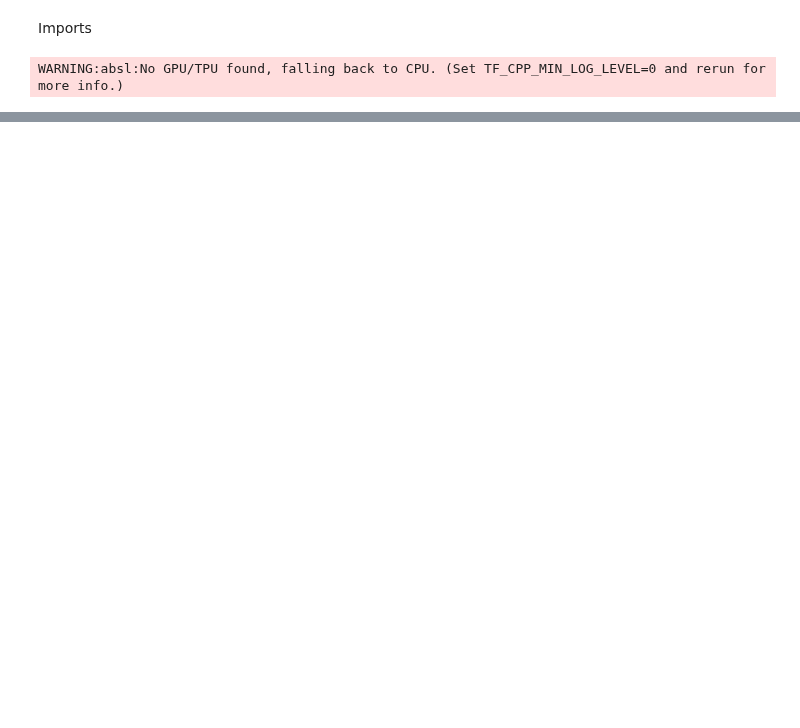
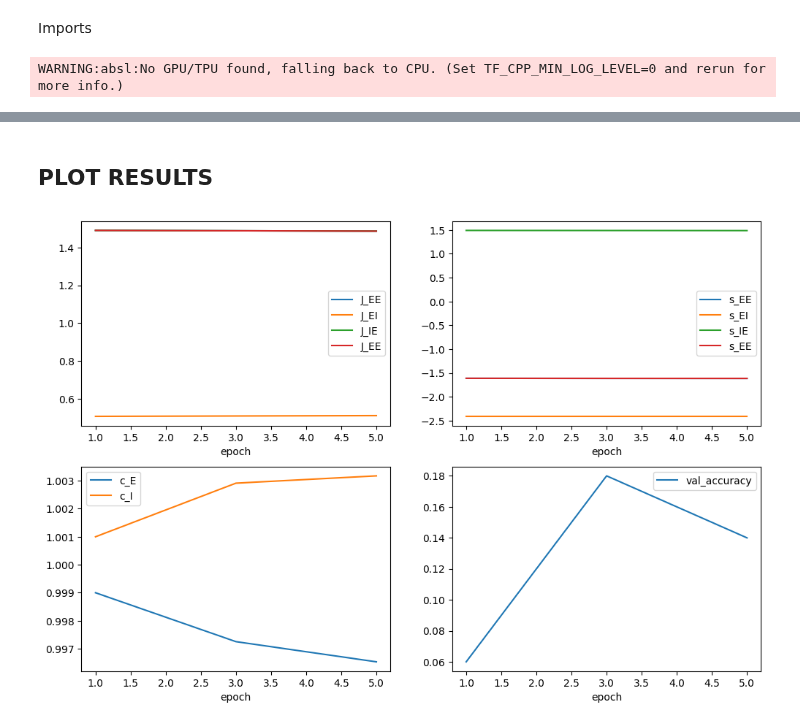
Before and after one commit to clarapecci/SSN_VPL, a Jupyter notebook: 2D_model_new_constant.ipynb, the cells around one changed output, grey strips where cells are left out. Saved outputs shown, nothing was run; the diff lists cells and outputs as text; code cells hidden in the pictures; blank space fills up the shorter version.

```diff
--- a/2D_model_new_constant.ipynb
+++ b/2D_model_new_constant.ipynb
@@ -408,18 +377,0 @@ plt.show()
-# %%
-fig, ax = plt.subplots(2, 2, figsize=(15,10))
-
-ax[0,0].plot(epochs_to_save, all_J.T, label =['J_EE', 'JIE', 'J_EI', 'J_II'])
-ax[0,0].set_title('J')
-ax[0,0].legend()
-
-ax[0,1].plot(epochs_to_save, all_s.T, label =['s_EE', 's_IE', 's_EI', 's_II'])
-ax[0,1].set_title('s')
-ax[0,1].legend()
-
-ax[1,0].plot(epochs_to_save, all_c.T, label =['c_E', 'c_I'])
-ax[1,0].set_title('Constants')
-ax[1,0].legend()
-
-ax[1,1].plot(acc_10)
-ax[1,1].set_title('Accuracy')
-fig.show()
@@ -427,0 +385,18 @@ fig.show()
+# %% [markdown]
+## PLOT RESULTS
+# %%
+def plot_results(results_file):
+
+    results = pd.read_csv(results_file, header = 0)
+    fig, axes = plt.subplots(nrows=2, ncols=2, figsize=(12,8))
+
+    results.plot(x='epoch', y=["J_EE", "J_EI", "J_IE", "J_EE"], ax=axes[0,0])
+    results.plot(x='epoch', y=["s_EE", "s_EI", "s_IE", "s_EE"], ax = axes[0,1])
+    results.plot(x='epoch', y=["c_E", "c_I"], ax = axes[1,0])
+    results.plot(x='epoch', y = 'val_accuracy', ax = axes[1,1])
+
+    fig.show()
+# %%
+plot_results(results_filename)
+# %% [output]
+[figure, added]
```
Also changed, not shown: parts of 21 cells of this notebook.
